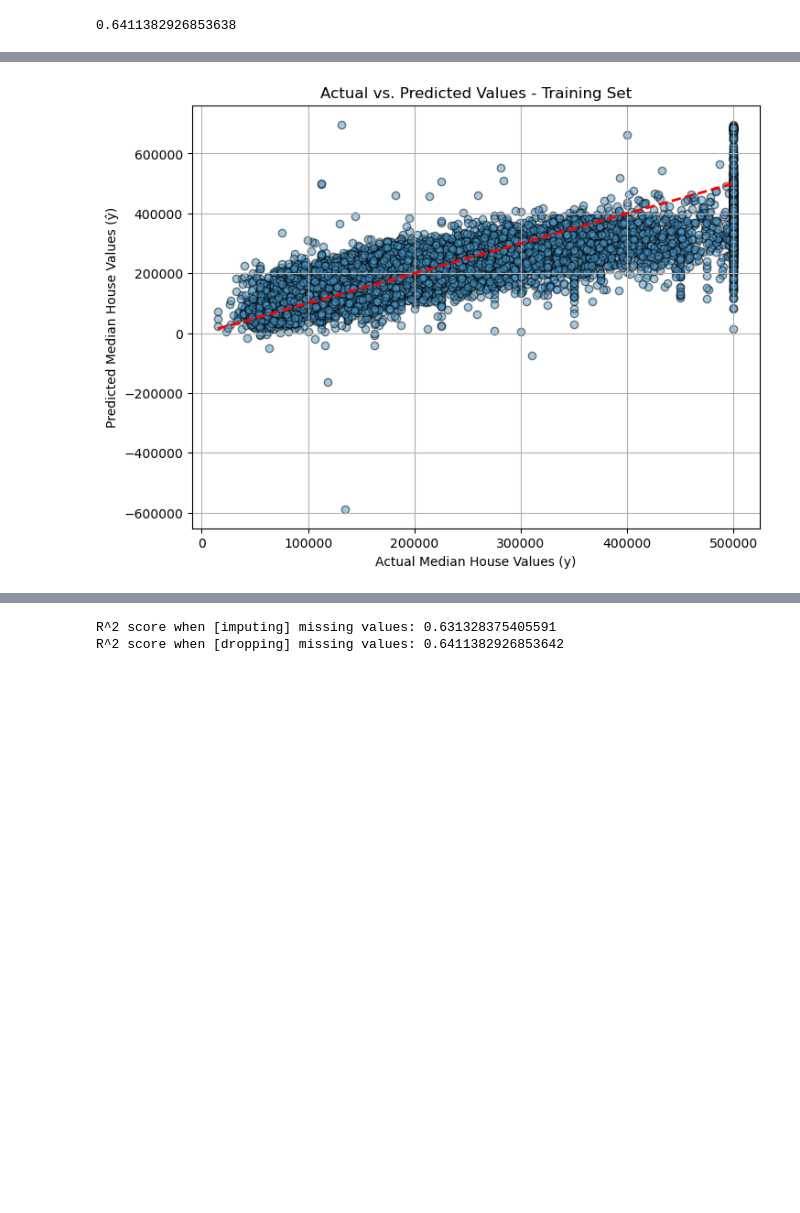
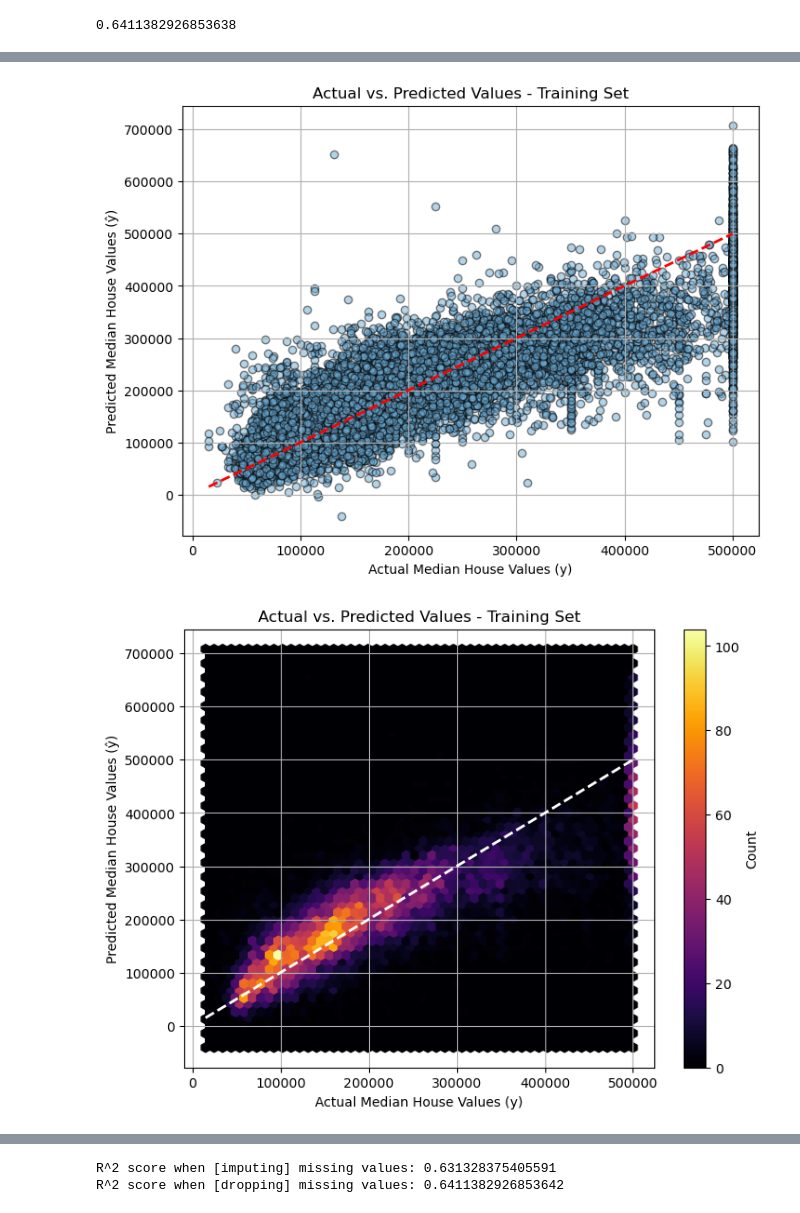
Before and after one commit to FutureGoose/advanced_techniques_linear_regression, a Jupyter notebook: fundamentals_linear_regression_part2.ipynb, the cells around one changed output, grey strips where cells are left out. Drawn from its saved outputs; the diff is of its cells as text; code cells hidden in the pictures; blank space fills up the shorter version.

```diff
--- a/fundamentals_linear_regression_part2.ipynb
+++ b/fundamentals_linear_regression_part2.ipynb
@@ -824,0 +957,29 @@ Upon reviewing the scatterplot, one might initially think the model fails to acc
+# %%
+# Lib
+from sklearn.preprocessing import PolynomialFeatures
+
+# Define PolynomialFeatures transformer for creating polynomial features
+poly_transformer = PolynomialFeatures(degree=2)
+
+# Update num_transformer to include PolynomialFeatures
+# Note: PolynomialFeatures should come after imputing and before scaling
+num_transformer = make_pipeline(
+    SimpleImputer(strategy='median'),
+    poly_transformer,
+    StandardScaler())
+
+# Make transformer
+preprocessor = make_column_transformer((num_transformer, num_features),
+                                       (cat_transformer, cat_features))
+
+# Create a pipeline with preprocessing and the model
+pipe = make_pipeline(preprocessor, reg_model)
+
+# Train the model
+pipe.fit(X_train, y_train)
+
+# Calculate R-squared score on training data and print
+print("R^2 score on training data:", pipe.score(X_train, y_train))
+
+# Calculate R-squared score on test data and print
+print("R^2 score on test data:", pipe.score(X_test, y_test))
@@ -825,17 +1104,29 @@ Upon reviewing the scatterplot, one might initially think the model fails to acc
 # %%
 # Generate predictions for the training set
-y_train_pred = pipe.predict(X_train)
+y_train_pred = grid_search.predict(X_train)
 
-# Create the scatterplot
+# Scatterplot
 plt.figure(figsize=(8, 6))
 plt.scatter(y_train, y_train_pred, alpha=0.5, edgecolor='k')
 plt.title('Actual vs. Predicted Values - Training Set')
 plt.xlabel('Actual Median House Values (y)')
 plt.ylabel('Predicted Median House Values (ŷ)')
 plt.plot([y_train.min(), y_train.max()], [y_train.min(), y_train.max()], 'r--', lw=2)  # Red line for perfect predictions
 plt.grid(True)
 plt.show()
+
+# Hexbin plot
+plt.figure(figsize=(8, 6))
+plt.hexbin(y_train, y_train_pred, gridsize=50, cmap='inferno', extent=(np.min(y_train), np.max(y_train), np.min(y_train_pred), np.max(y_train_pred)))
+plt.colorbar(label='Count')
+plt.title('Actual vs. Predicted Values - Training Set')
+plt.xlabel('Actual Median House Values (y)')
+plt.ylabel('Predicted Median House Values (ŷ)')
+plt.plot([y_train.min(), y_train.max()], [y_train.min(), y_train.max()], 'w--', lw=2)  # White line for perfect predictions
+plt.grid(True)
+plt.show()
 # %% [output]
-[figure, old version]
+[figure, new version]
+[figure, added]
 # %% [markdown]
 ---
```
Also changed, not shown: parts of 69 cells of this notebook, 4 other files.
